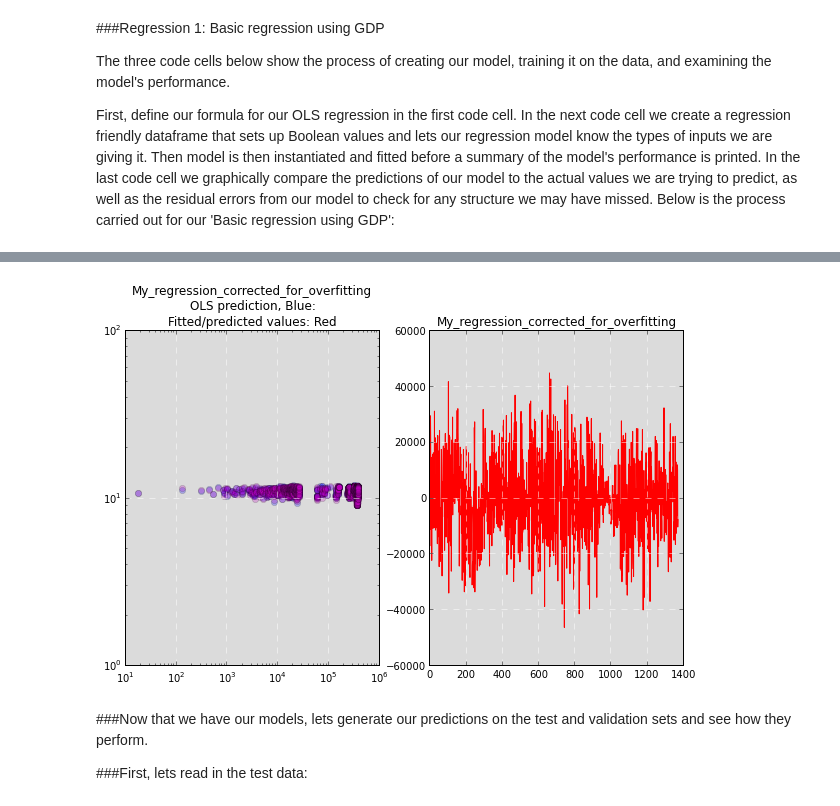
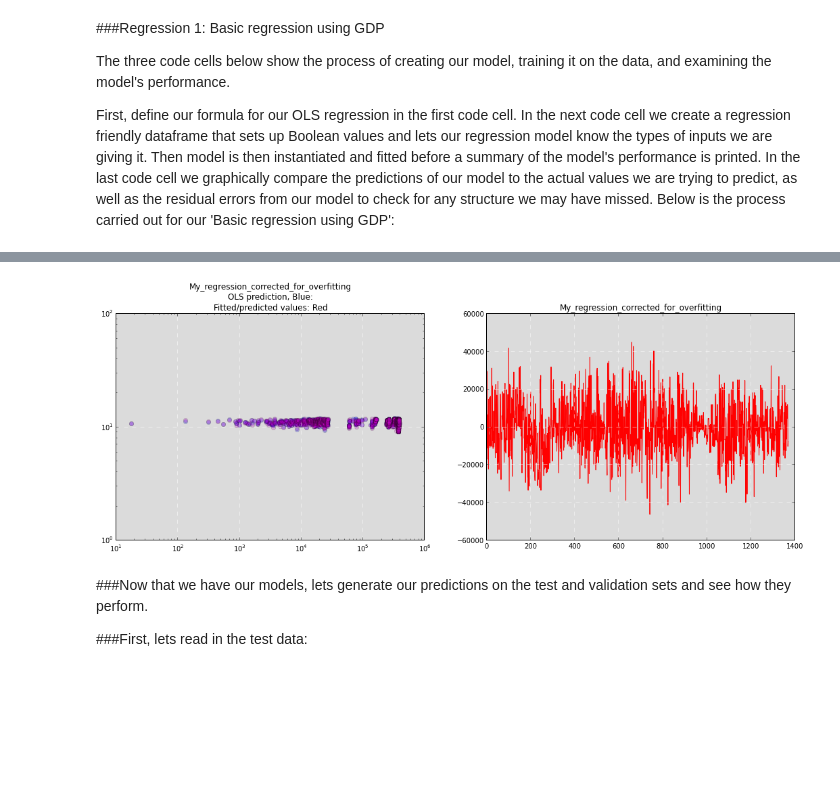
Before and after one commit to agconti/BlueBook, a Jupyter notebook: BlueBook.ipynb, the cells around one changed output, grey strips where cells are left out. Saved outputs shown, nothing was run; the diff lists cells and outputs as text; code cells hidden in the pictures; blank space fills up the shorter version.

```diff
--- a/BlueBook.ipynb
+++ b/BlueBook.ipynb
@@ -378,21 +378,21 @@ OLS Regression Results
 | Skew: | -0.579 | Prob(JB): | 5.23e-114 |
 | Kurtosis: | 5.795 | Cond. No. | nan |
 # %%
-plt.figure(figsize(10,6))
+plt.figure(figsize(18,6))
 ypred = res3.predict(x)
 
 plt.subplot(121, axisbg="#DBDBDB")
 plt.loglog(x.index, ypred, 'bo', x.index, y, 'mo', alpha=.25);
 plt.grid(color='white', linestyle='dashed')
 plt.title('My_regression_corrected_for_overfitting\nOLS prediction, Blue: \nFitted/predicted values: Red');
 
 # Residuals
 plt.subplot(122, axisbg="#DBDBDB")
 plt.plot(res1.resid, 'r-')
 plt.grid(color='white', linestyle='dashed')
 plt.title('My_regression_corrected_for_overfitting');
 # %% [output]
-[figure, old version]
+[figure, new version]
 # %% [markdown]
 ###Now that we have our models, lets generate our predictions on the test and validation sets and see how they perform.
 
```
Also changed, not shown: parts of 15 cells of this notebook.
